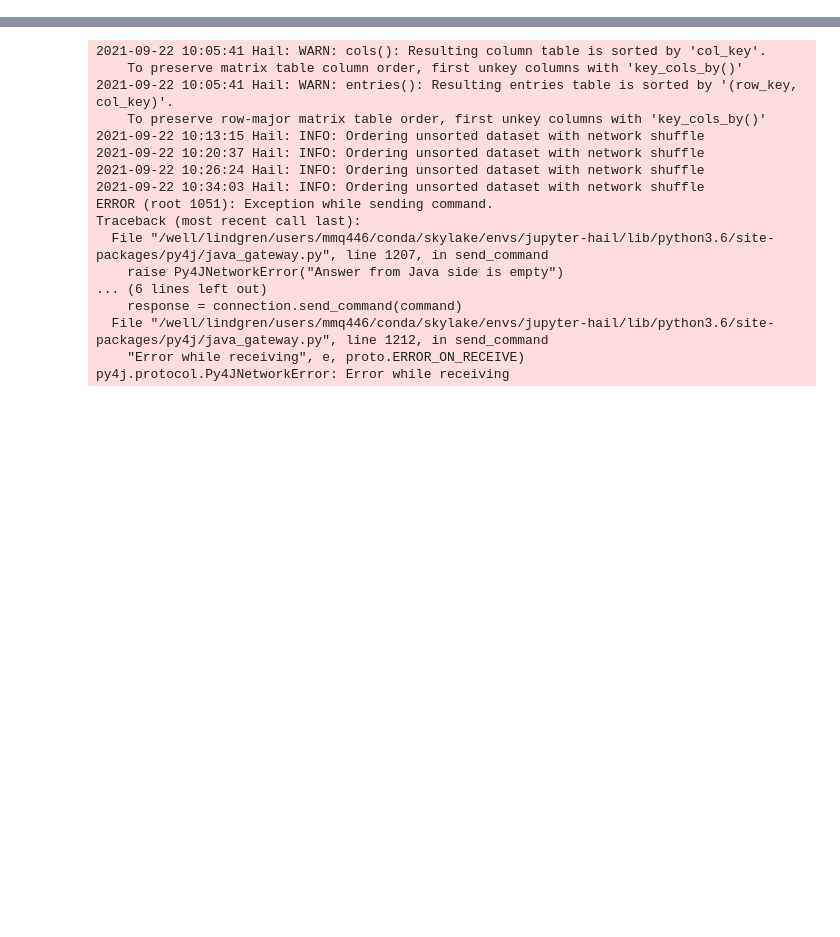
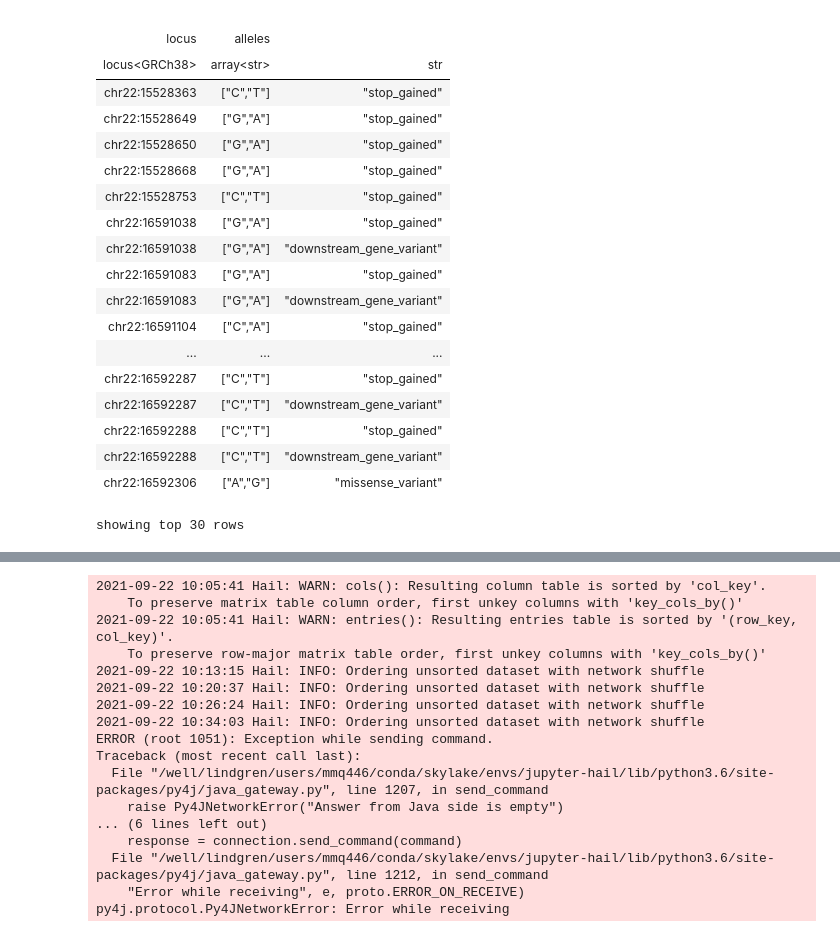
Before and after one commit to frhl/wes_ko_ukbb, a Jupyter notebook: notebooks/sandbox2.ipynb, the cells around one changed output, grey strips where cells are left out. Saved outputs shown, nothing was run; the diff lists cells and outputs as text; code cells hidden in the pictures; blank space fills up the shorter version.

Commit message:
updated to use vep.worst_csq_by_gene_canonical.most_severe_consequence to define consequence_category

```diff
--- a/notebooks/sandbox2.ipynb
+++ b/notebooks/sandbox2.ipynb
@@ -24,3 +24,29 @@ LOGGING: writing to /logs/hail/hail_export.log
 mt1 = qc.get_table('data/mt/ukb_wes_200k_annotated_chr22.mt', 'mt')
 mt1 = qc.filter_min_missing(mt1, 0.05)
 mt1 = qc.filter_max_maf(mt1, 0.02)
+mt1 = analysis.filter_vep(mt1, 'consequence_category',['ptv','damaging_missense'])
+# %%
+mt1 = mt1.explode_rows(mt1.vep.worst_csq_by_gene_canonical)
+mt1.vep.worst_csq_by_gene_canonical.most_severe_consequence.show()
+#mt1.count()
+# %% [output]
+|  |  |  |
+| locus | alleles |  |
+| locus<GRCh38> | array<str> | str |
+| chr22:15528363 | ["C","T"] | "stop_gained" |
+| chr22:15528649 | ["G","A"] | "stop_gained" |
+| chr22:15528650 | ["G","A"] | "stop_gained" |
+| chr22:15528668 | ["G","A"] | "stop_gained" |
+| chr22:15528753 | ["C","T"] | "stop_gained" |
+| chr22:16591038 | ["G","A"] | "stop_gained" |
+| chr22:16591038 | ["G","A"] | "downstream_gene_variant" |
+| chr22:16591083 | ["G","A"] | "stop_gained" |
+| chr22:16591083 | ["G","A"] | "downstream_gene_variant" |
+| chr22:16591104 | ["C","A"] | "stop_gained" |
+| ... | ... | ... |
+| chr22:16592287 | ["C","T"] | "stop_gained" |
+| chr22:16592287 | ["C","T"] | "downstream_gene_variant" |
+| chr22:16592288 | ["C","T"] | "stop_gained" |
+| chr22:16592288 | ["C","T"] | "downstream_gene_variant" |
+| chr22:16592306 | ["A","G"] | "missense_variant" |
+showing top 30 rows
```
Also changed, not shown: parts of 2 cells of this notebook, 8 other files.
